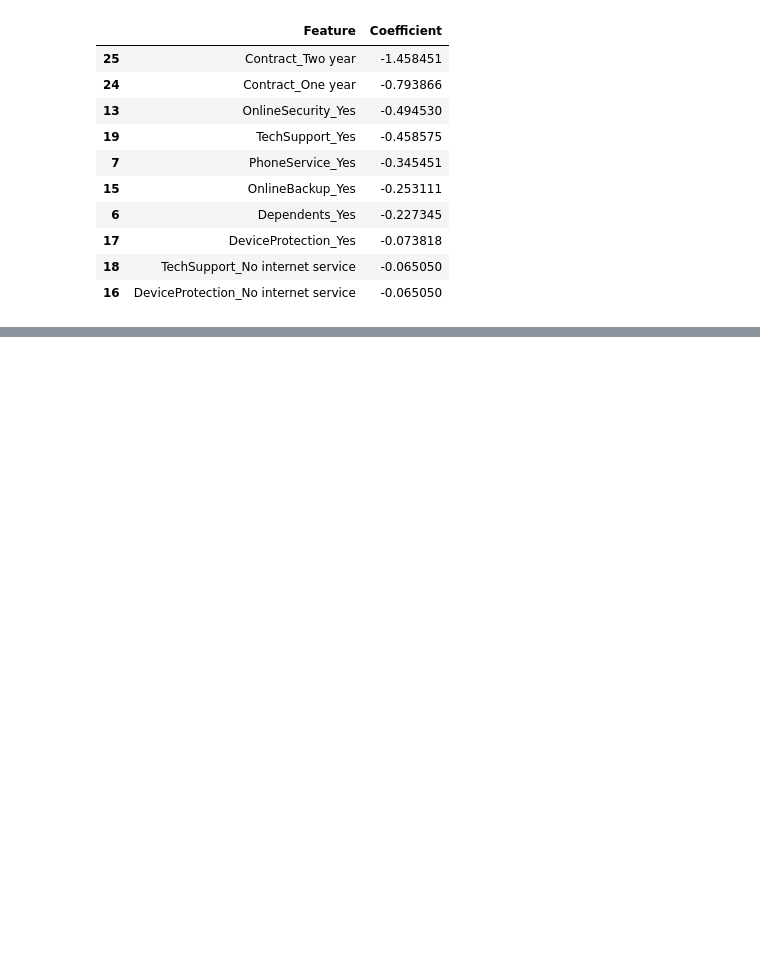
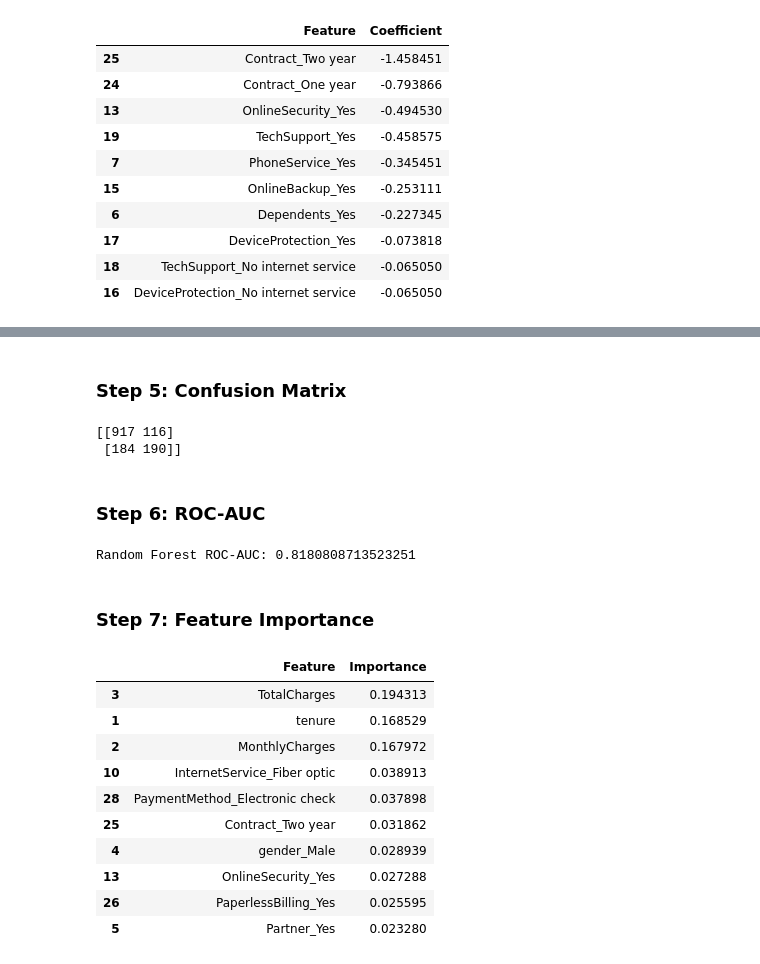
Before and after one commit to azhanaslam/churn_model, a Jupyter notebook: Churn.ipynb, the cells around one changed output, grey strips where cells are left out. Cells and saved outputs as stored; diff of their text form; code cells hidden in the pictures; blank space fills up the shorter version.

```diff
--- a/Churn.ipynb
+++ b/Churn.ipynb
@@ -317,0 +371,9 @@ coef_df.sort_values("Coefficient").head(10)
+# %%
+from sklearn.ensemble import RandomForestClassifier
+
+rf = RandomForestClassifier(
+    n_estimators=200,
+    random_state=42
+)
+
+rf.fit(X_train, y_train)
@@ -317,0 +411,47 @@ coef_df.sort_values("Coefficient").head(10)
+# %% [markdown]
+### Step 5: Confusion Matrix
+# %%
+from sklearn.metrics import confusion_matrix
+
+print(confusion_matrix(y_test, y_pred_rf))
+# %% [output]
+[[917 116]
+ [184 190]]
+# %% [markdown]
+### Step 6: ROC-AUC
+# %%
+from sklearn.metrics import roc_auc_score
+
+y_prob_rf = rf.predict_proba(X_test)[:, 1]
+
+auc_rf = roc_auc_score(y_test, y_prob_rf)
+
+print("Random Forest ROC-AUC:", auc_rf)
+# %% [output]
+Random Forest ROC-AUC: 0.8180808713523251
+# %% [markdown]
+### Step 7: Feature Importance
+# %%
+import pandas as pd
+
+importance_df = pd.DataFrame({
+    "Feature": X_train.columns,
+    "Importance": rf.feature_importances_
+})
+
+importance_df.sort_values(
+    "Importance",
+    ascending=False
+).head(10)
+# %% [output]
+|  | Feature | Importance |
+| 3 | TotalCharges | 0.194313 |
+| 1 | tenure | 0.168529 |
+| 2 | MonthlyCharges | 0.167972 |
+| 10 | InternetService_Fiber optic | 0.038913 |
+| 28 | PaymentMethod_Electronic check | 0.037898 |
+| 25 | Contract_Two year | 0.031862 |
+| 4 | gender_Male | 0.028939 |
+| 13 | OnlineSecurity_Yes | 0.027288 |
+| 26 | PaperlessBilling_Yes | 0.025595 |
+| 5 | Partner_Yes | 0.023280 |
```
Also changed, not shown: parts of 14 cells of this notebook.
